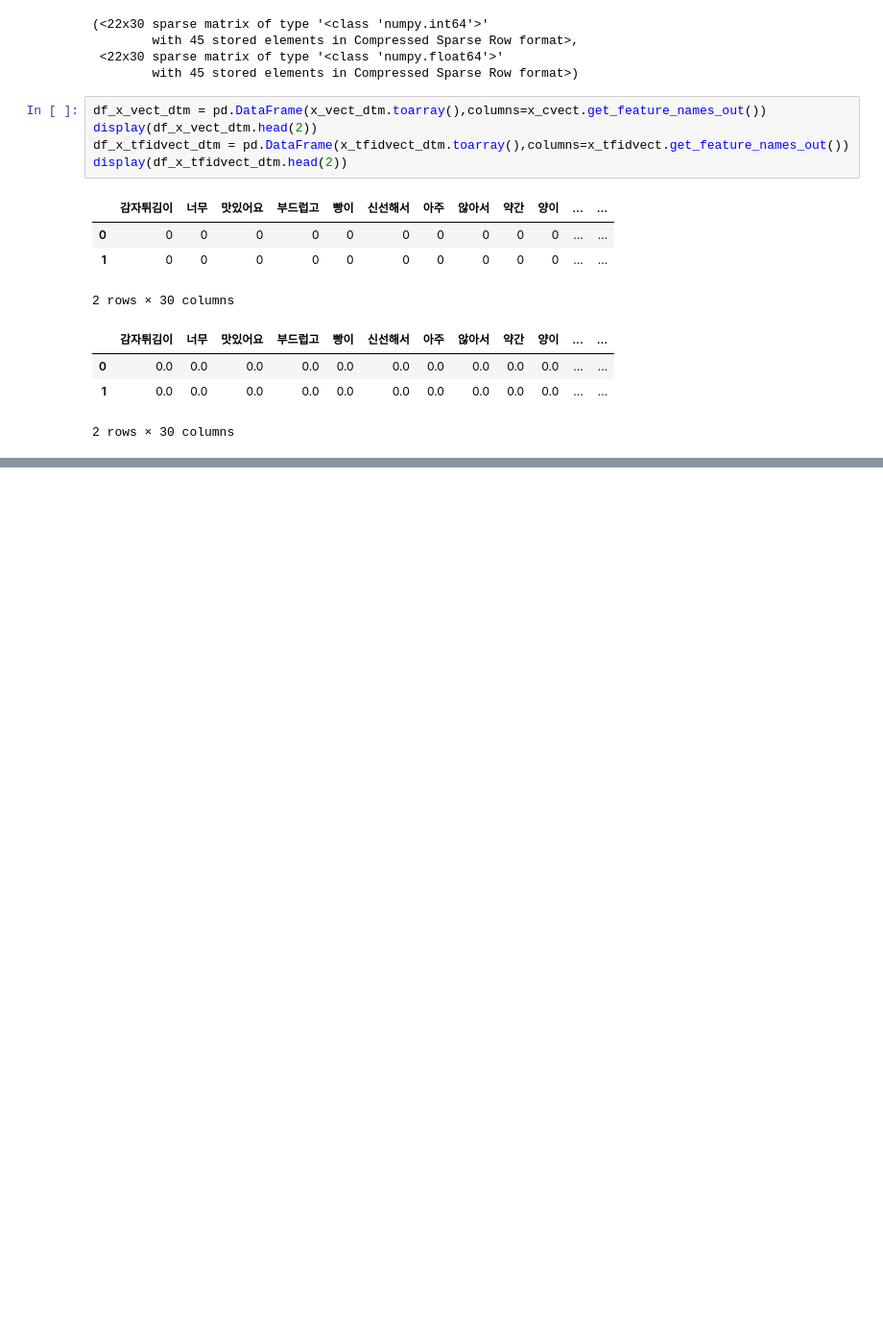
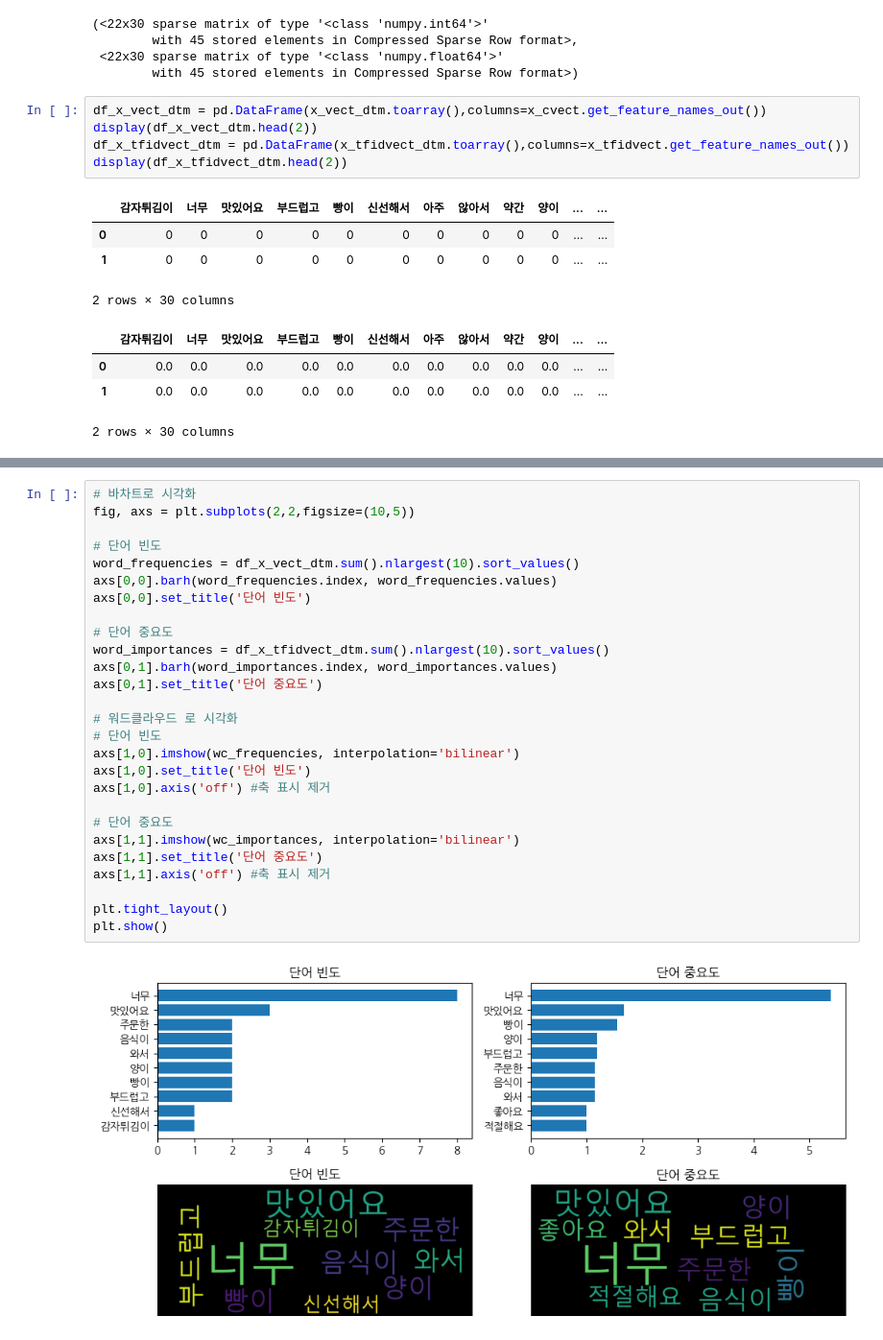
Before and after one commit to sang105kr/kdt_pythonstudy, a Jupyter notebook: nlp/clustering.ipynb, the cells around one changed output, grey strips where cells are left out. Shown at 96% size. Cells and saved outputs as stored; diff of their text form; blank space fills up the shorter version.

```diff
--- a/nlp/clustering.ipynb
+++ b/nlp/clustering.ipynb
@@ -117,0 +149,29 @@ plt.show()
+# %%
+# 바차트로 시각화
+fig, axs = plt.subplots(2,2,figsize=(10,5))
+
+# 단어 빈도
+word_frequencies = df_x_vect_dtm.sum().nlargest(10).sort_values()
+axs[0,0].barh(word_frequencies.index, word_frequencies.values)
+axs[0,0].set_title('단어 빈도')
+
+# 단어 중요도
+word_importances = df_x_tfidvect_dtm.sum().nlargest(10).sort_values()
+axs[0,1].barh(word_importances.index, word_importances.values)
+axs[0,1].set_title('단어 중요도')
+
+# 워드클라우드 로 시각화
+# 단어 빈도
+axs[1,0].imshow(wc_frequencies, interpolation='bilinear')
+axs[1,0].set_title('단어 빈도')
+axs[1,0].axis('off') #축 표시 제거
+
+# 단어 중요도
+axs[1,1].imshow(wc_importances, interpolation='bilinear')
+axs[1,1].set_title('단어 중요도')
+axs[1,1].axis('off') #축 표시 제거
+
+plt.tight_layout()
+plt.show()
+# %% [output]
+[figure, added]
```
Also changed, not shown: parts of 6 cells of this notebook.
